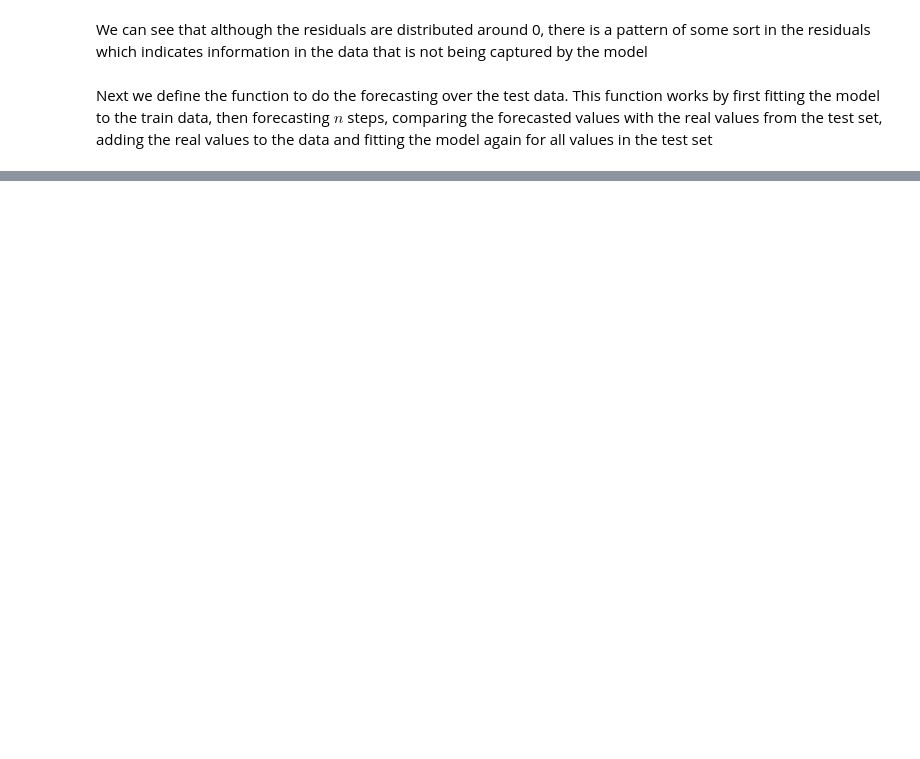
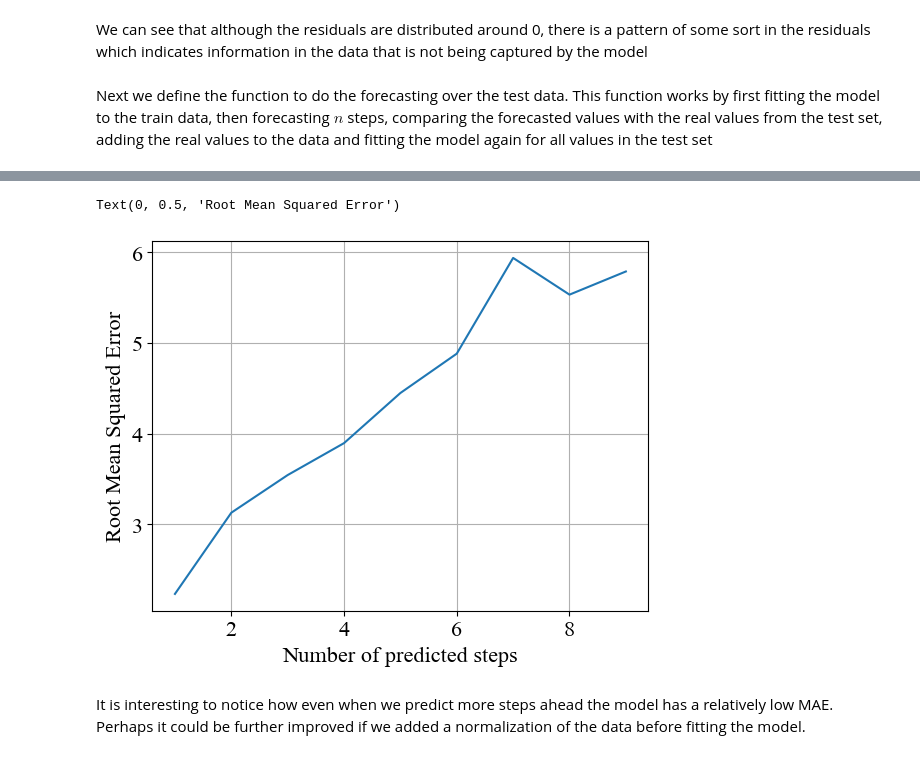
Before and after one commit to guilherme-rm/TG-Code, a Jupyter notebook: Time Series/ARIMA.ipynb, the cells around one changed output, grey strips where cells are left out. Drawn from its saved outputs; the diff is of its cells as text; code cells hidden in the pictures; blank space fills up the shorter version.

```diff
--- a/Time Series/ARIMA.ipynb
+++ b/Time Series/ARIMA.ipynb
@@ -314,6 +316,8 @@ save_fig('mae')
 # %%
-plt.plot(steps2[:20], rmse[:20])
+plt.plot(steps2, rmse)
 plt.grid()
 plt.xlabel('Number of predicted steps')
 plt.ylabel('Root Mean Squared Error')
-save_fig('rmse')
+# %% [output]
+Text(0, 0.5, 'Root Mean Squared Error')
+[figure, added]
@@ -340,0 +324,2 @@ for s in split:
+# %% [markdown]
+It is interesting to notice how even when we predict more steps ahead the model has a relatively low MAE. Perhaps it could be further improved if we added a normalization of the data before fitting the model.
```
Also changed, not shown: parts of 22 cells of this notebook.
